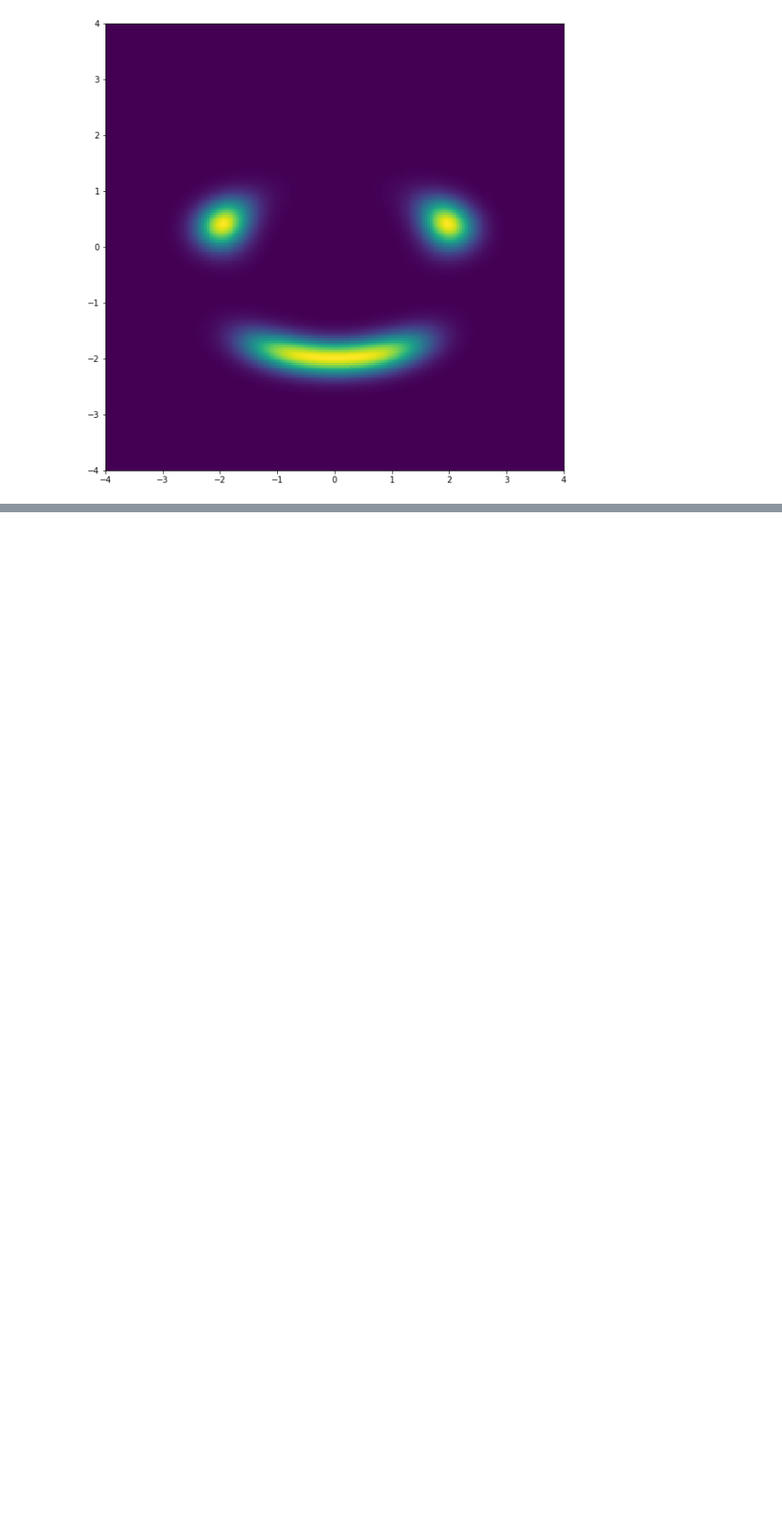
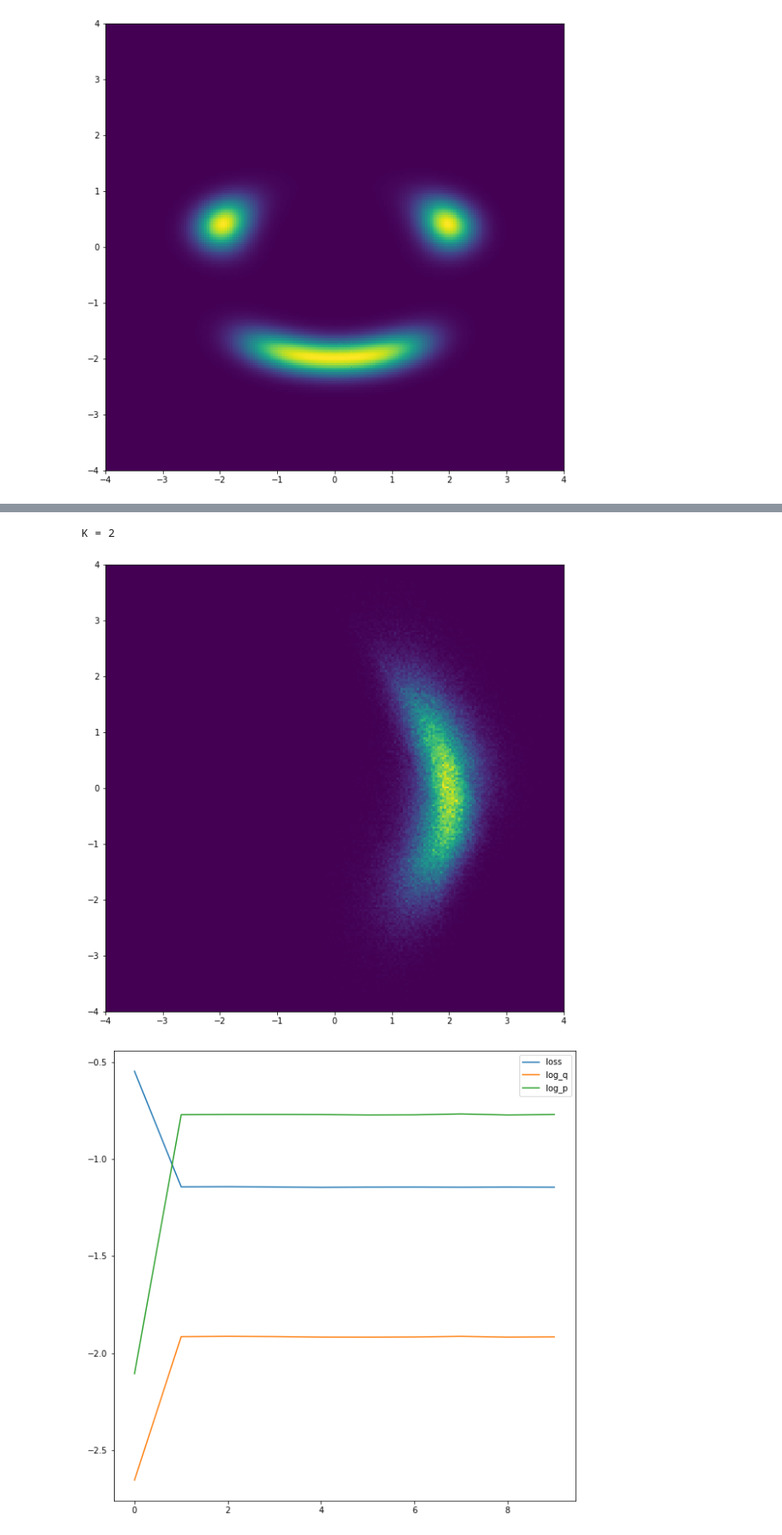
Before and after one commit to VincentStimper/normalizing-flows, a Jupyter notebook: example/flow_plots.ipynb, the cells around one changed output, grey strips where cells are left out. Shown at 85% size. Cells and saved outputs as stored; diff of their text form; code cells hidden in the pictures; blank space fills up the shorter version.

```diff
--- a/example/flow_plots.ipynb
+++ b/example/flow_plots.ipynb
@@ -181,0 +201,61 @@ K = 32
+# %%
+# NICE
+max_iter = 20000
+K_arr = [2, 8, 32]
+for K in K_arr:
+
+    print("K = {}".format(K))
+    for k in range(0,5):
+        if k == 0 or k == 4:
+            anneal_iter = 10000
+        else:
+            anneal_iter = 1
+
+        flows = []
+        for i in range(K):
+            flows += [nf.flows.AffineHalfFlow((2,), parity=i%2, scale=False)]
+
+        q0 = nf.distributions.ConstDiagGaussian(np.zeros(2), 2.0)
+        nfm = nf.NormalizingFlow(prior=priors[k], q0=q0, flows=flows)
+        nfm.to(dev) # Move model on GPU if available
+
+        # Train model
+        loss_hist = np.array([])
+        log_q_hist = np.array([])
+        log_p_hist = np.array([])
+        x = torch.zeros(batch_size, device=dev)
+
+        optimizer = torch.optim.Adam(nfm.parameters(), lr=1e-3, weight_decay=1e-3)
+        for it in tqdm(range(max_iter)):
+            optimizer.zero_grad()
+            _, log_q, log_p = nfm(x, num_samples)
+            mean_log_q = torch.mean(log_q)
+            mean_log_p = torch.mean(log_p)
+            loss = mean_log_q - np.min([1.0, 0.01 + it / anneal_iter]) * mean_log_p
+            loss.backward()
+            optimizer.step()
+
+            if (it + 1) % save_iter == 0:
+                loss_hist = np.append(loss_hist, loss.cpu().data.numpy())
+                log_q_hist = np.append(log_q_hist, mean_log_q.cpu().data.numpy())
+                log_p_hist = np.append(log_p_hist, mean_log_p.cpu().data.numpy())
+
+        # Plot learned posterior distribution
+        z, _, _ = nfm(torch.zeros(512).to(dev), num_samples=512)
+        z_np = z.cpu().data.numpy()
+        plt.figure(figsize=(10, 10))
+        plt.hist2d(z_np[:, :, 0].flatten(), z_np[:, :, 1].flatten(), (grid_size, grid_size), grid_shape)
+        plt.show()
+        np.save("nice_K={}-k={}".format(K,k), (z_np, loss.cpu().data.numpy()))
+
+        # Plot training history
+        plt.figure(figsize=(10, 10))
+        plt.plot(loss_hist, label='loss')
+        plt.plot(log_q_hist, label='log_q')
+        plt.plot(log_p_hist, label='log_p')
+        plt.legend()
+        plt.show()
+# %% [output]
+K = 2
+[figure, added]
+[figure, added]
```
Also changed, not shown: parts of 9 cells of this notebook.
